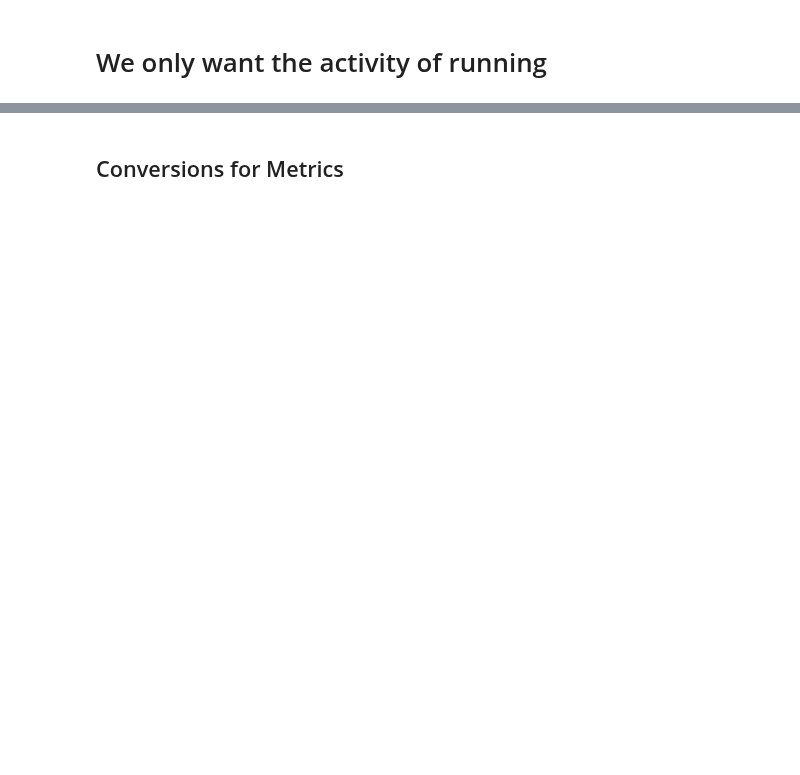
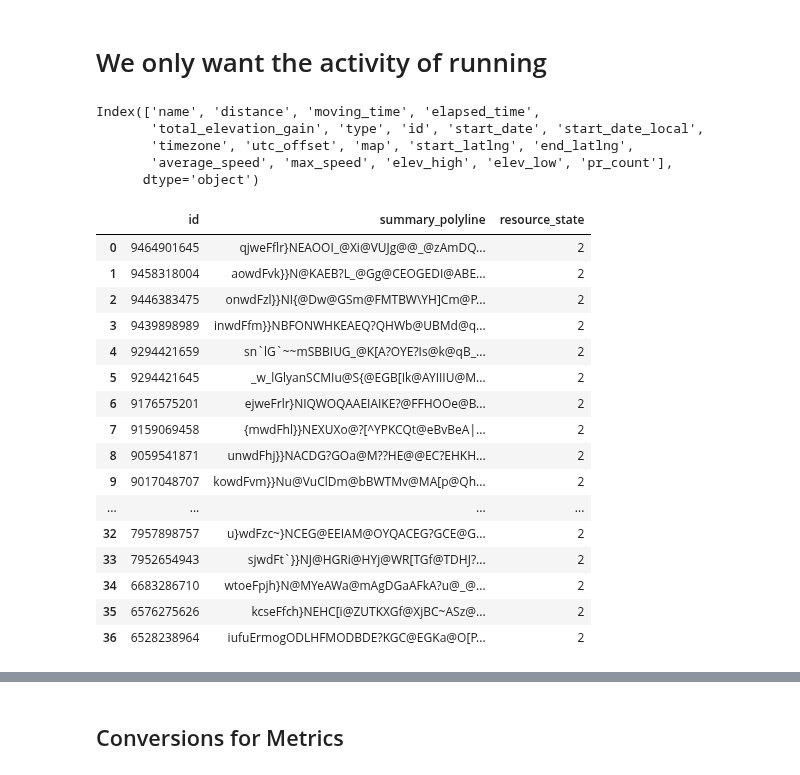
Before and after one commit to jsphotos205/strava, a Jupyter notebook: strava_api.ipynb, the cells around one changed output, grey strips where cells are left out. Saved outputs shown, nothing was run; the diff lists cells and outputs as text; code cells hidden in the pictures; blank space fills up the shorter version.

Commit message:
mapping with polyline

```diff
--- a/strava_api.ipynb
+++ b/strava_api.ipynb
@@ -131,3 +129,34 @@ Index(['name', 'distance', 'moving_time', 'elapsed_time',
 # We only want the activity of running
 # %%
 run_data = run_data.loc[run_data['type'] == 'Run']
+# %%
+run_data.columns
+# %% [output]
+Index(['name', 'distance', 'moving_time', 'elapsed_time',
+       'total_elevation_gain', 'type', 'id', 'start_date', 'start_date_local',
+       'timezone', 'utc_offset', 'map', 'start_latlng', 'end_latlng',
+       'average_speed', 'max_speed', 'elev_high', 'elev_low', 'pr_count'],
+      dtype='object')
+# %%
+map_data = pd.DataFrame(run_data['map'].tolist())
+#clean the id character of the a so it can align with original dataframe
+map_data['id'] = map_data['id'].str.slice(start=1)
+map_data
+# %% [output]
+|  | id | summary_polyline | resource_state |
+| 0 | 9464901645 | qjweFflr}NEAOOI_@Xi@VUJg@@_@zAmDQ... | 2 |
+| 1 | 9458318004 | aowdFvk}}N@KAEB?L_@Gg@CEOGEDI@ABE... | 2 |
+| 2 | 9446383475 | onwdFzl}}NI{@Dw@GSm@FMTBW\YH]Cm@P... | 2 |
+| 3 | 9439898989 | inwdFfm}}NBFONWHKEAEQ?QHWb@UBMd@q... | 2 |
+| 4 | 9294421659 | sn`lG`~~mSBBIUG_@K[A?OYE?Is@k@qB_... | 2 |
+| 5 | 9294421645 | _w_lGlyanSCMIu@S{@EGB[Ik@AYIIIU@M... | 2 |
+| 6 | 9176575201 | ejweFrlr}NIQWOQAAEIAIKE?@FFHOOe@B... | 2 |
+| 7 | 9159069458 | {mwdFhl}}NEXUXo@?[^YPKCQt@eBvBeA|... | 2 |
+| 8 | 9059541871 | unwdFhj}}NACDG?GOa@M??HE@@EC?EHKH... | 2 |
+| 9 | 9017048707 | kowdFvm}}Nu@VuClDm@bBWTMv@MA[p@Qh... | 2 |
+| ... | ... | ... | ... |
+| 32 | 7957898757 | u}wdFzc~}NCEG@EEIAM@OYQACEG?GCE@G... | 2 |
+| 33 | 7952654943 | sjwdFt`}}NJ@HGRi@HYj@WR[TGf@TDHJ?... | 2 |
+| 34 | 6683286710 | wtoeFpjh}N@MYeAWa@mAgDGaAFkA?u@_@... | 2 |
+| 35 | 6576275626 | kcseFfch}NEHC[i@ZUTKXGf@XjBC~ASz@... | 2 |
+| 36 | 6528238964 | iufuErmogODLHFMODBDE?KGC@EGKa@O[P... | 2 |
```
Also changed, not shown: parts of 10 cells of this notebook, 10 other files.
